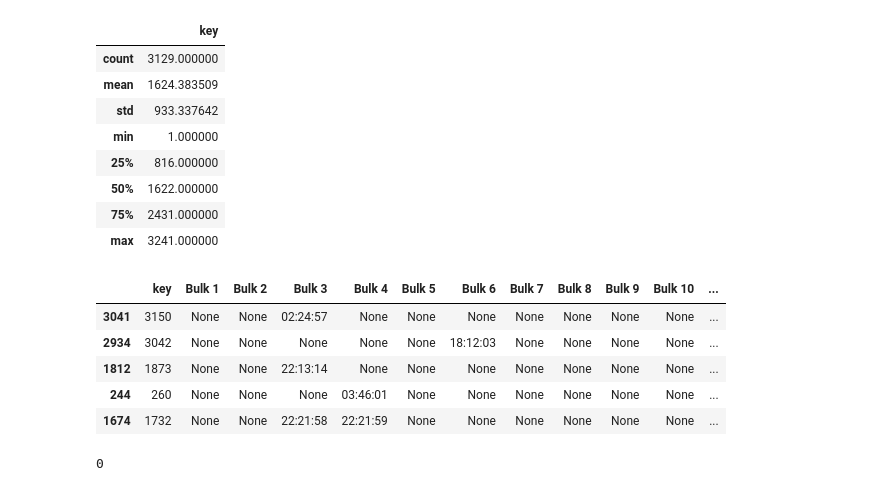
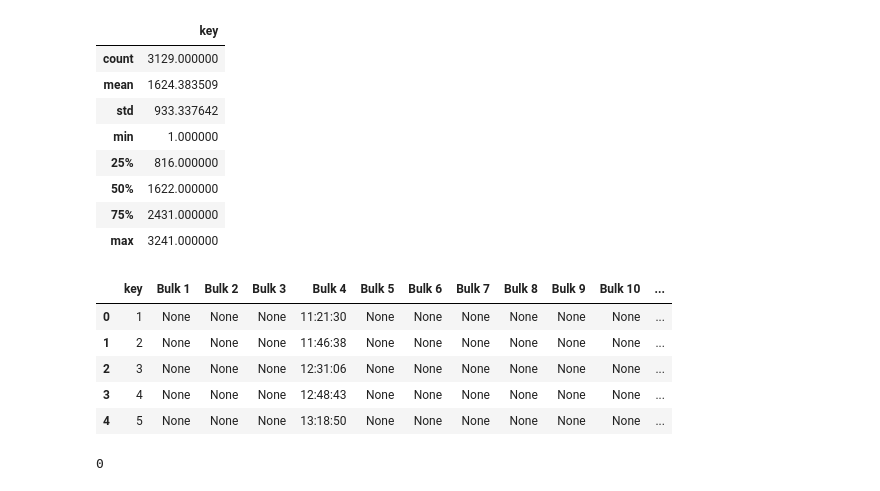
Before and after one commit to VSXV/Data-Science-Projects, a Jupyter notebook: 19. production costs/production costs.ipynb, the cells around one changed output. Saved outputs shown, nothing was run; the diff lists cells and outputs as text; code cells hidden in the pictures.

```diff
--- a/19. production costs/production costs.ipynb
+++ b/19. production costs/production costs.ipynb
@@ -352,15 +389,15 @@ data_bulk_time.describe()
 | 50% | 1622.000000 |
 | 75% | 2431.000000 |
 | max | 3241.000000 |
-# %%
-data_bulk_time.sample(5)
-# %% [output]
-|  | key | Bulk 1 | Bulk 2 | Bulk 3 | Bulk 4 | Bulk 5 | Bulk 6 | Bulk 7 | Bulk 8 | Bulk 9 | Bulk 10 | ... |
-| 3041 | 3150 | None | None | 02:24:57 | None | None | None | None | None | None | None | ... |
-| 2934 | 3042 | None | None | None | None | None | 18:12:03 | None | None | None | None | ... |
-| 1812 | 1873 | None | None | 22:13:14 | None | None | None | None | None | None | None | ... |
-| 244 | 260 | None | None | None | 03:46:01 | None | None | None | None | None | None | ... |
-| 1674 | 1732 | None | None | 22:21:58 | 22:21:59 | None | None | None | None | None | None | ... |
+# %%
+data_bulk_time.head()
+# %% [output]
+|  | key | Bulk 1 | Bulk 2 | Bulk 3 | Bulk 4 | Bulk 5 | Bulk 6 | Bulk 7 | Bulk 8 | Bulk 9 | Bulk 10 | ... |
+| 0 | 1 | None | None | None | 11:21:30 | None | None | None | None | None | None | ... |
+| 1 | 2 | None | None | None | 11:46:38 | None | None | None | None | None | None | ... |
+| 2 | 3 | None | None | None | 12:31:06 | None | None | None | None | None | None | ... |
+| 3 | 4 | None | None | None | 12:48:43 | None | None | None | None | None | None | ... |
+| 4 | 5 | None | None | None | 13:18:50 | None | None | None | None | None | None | ... |
 # %%
 data_bulk_time.duplicated().sum()
 # %% [output]
```
Also changed, not shown: parts of 43 cells of this notebook.
